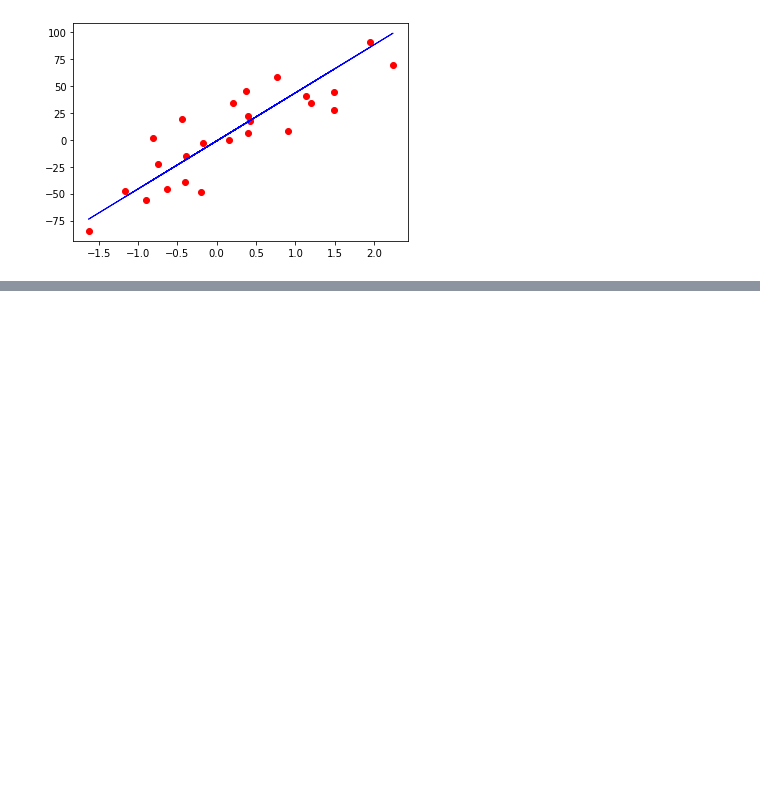
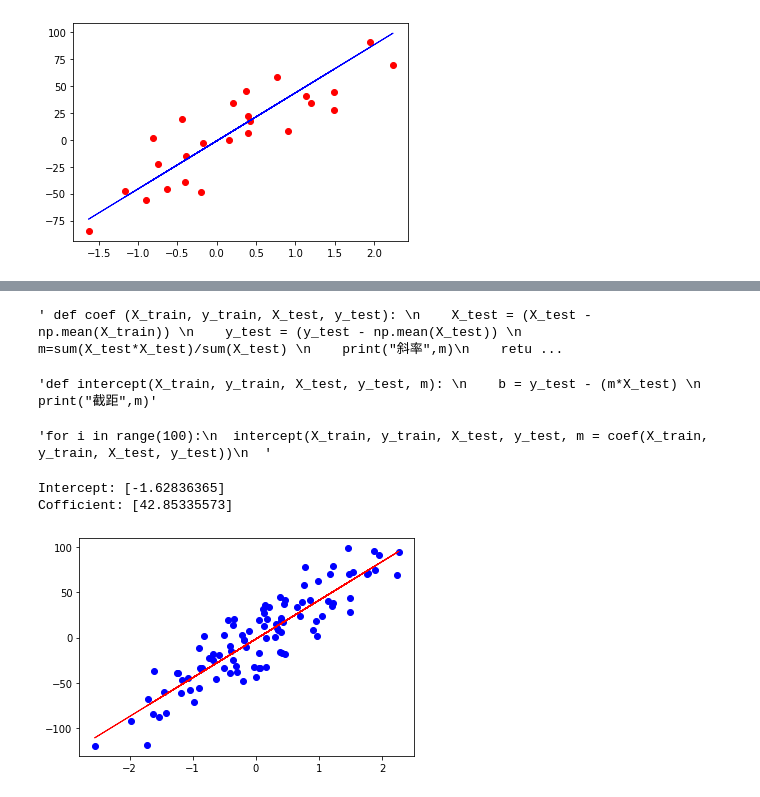
Before and after one commit to Theodora91131/Regression, a Jupyter notebook: Regression練習.ipynb, the cells around one changed output, grey strips where cells are left out. Drawn from its saved outputs; the diff is of its cells as text; code cells hidden in the pictures; blank space fills up the shorter version.

```diff
--- a/Regression練習.ipynb
+++ b/Regression練習.ipynb
@@ -53,0 +75,46 @@ plt.show()
+# %%
+x, y = make_regression(n_samples = 100, n_features = 1, noise = 20, random_state = 0)
+# %%
+''' def coef (X_train, y_train, X_test, y_test):
+    X_test = (X_test - np.mean(X_train))
+    y_test = (y_test - np.mean(X_test))
+    m=sum(X_test*X_test)/sum(X_test)
+    print("斜率",m)
+    return m '''
+# %% [output]
+' def coef (X_train, y_train, X_test, y_test): \n    X_test = (X_test - np.mean(X_train)) \n    y_test = (y_test - np.mean(X_test)) \n    m=sum(X_test*X_test)/sum(X_test) \n    print("斜率",m)\n    retu ...
+# %%
+'''def intercept(X_train, y_train, X_test, y_test, m):
+    b = y_test - (m*X_test)
+    print("截距",m)'''
+# %% [output]
+'def intercept(X_train, y_train, X_test, y_test, m): \n    b = y_test - (m*X_test) \n    print("截距",m)'
+# %%
+'''for i in range(100):
+  intercept(X_train, y_train, X_test, y_test, m = coef(X_train, y_train, X_test, y_test))
+  '''
+# %% [output]
+'for i in range(100):\n  intercept(X_train, y_train, X_test, y_test, m = coef(X_train, y_train, X_test, y_test))\n  '
+# %%
+x_mean = np.mean(x)
+y_mean = np.mean(y)
+# %%
+z = 0
+a = 0
+for i in range(100):
+  z = z + (x[i] - x_mean) * (y[i] - y_mean)
+  a = a + (x[i] - x_mean) ** 2
+w_1 = z / a
+w_0 = y_mean - w_1 * x_mean
+print("Intercept:",w_0)
+print("Cofficient:",w_1)
+# %% [output]
+Intercept: [-1.62836365]
+Cofficient: [42.85335573]
+# %%
+line = w_1 * x + w_0
+plt.scatter(x, y, color = 'blue')
+plt.plot(x, line, color = 'red', linewidth = 1)
+plt.show()
+# %% [output]
+[figure, added]
```
Also changed, not shown: parts of 6 cells of this notebook.
